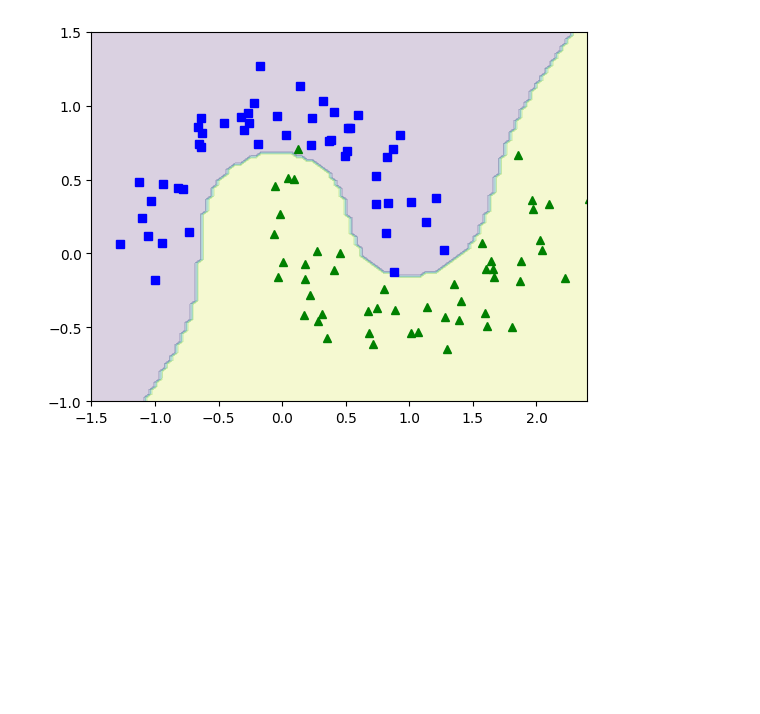
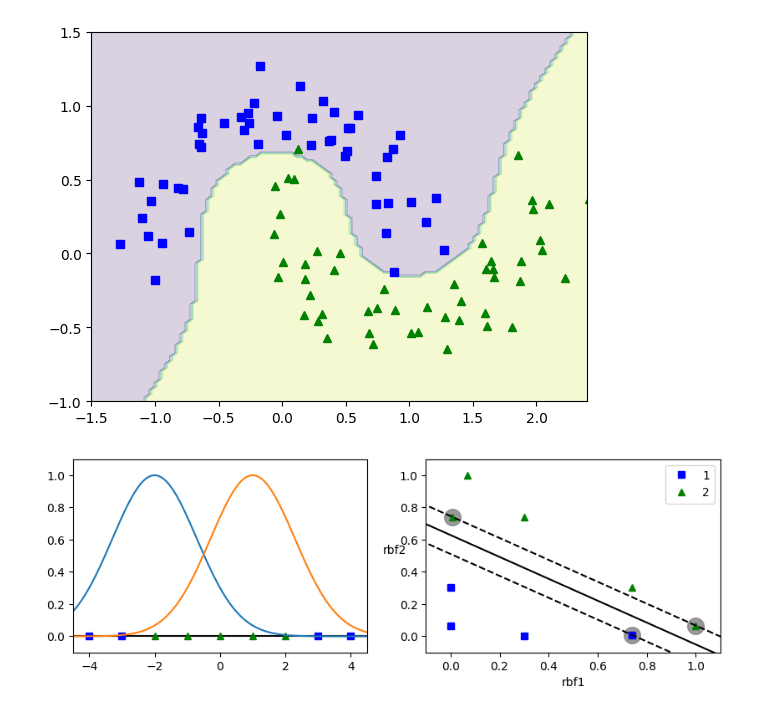
Before and after one commit to Zane-dev16/Support-Vector-Machines, a Jupyter notebook: notebooks/SVMs.ipynb, the cells around one changed output. Cells and saved outputs as stored; diff of their text form; code cells hidden in the pictures; blank space fills up the shorter version.

Commit message:
plot rbf concept

```diff
--- a/notebooks/SVMs.ipynb
+++ b/notebooks/SVMs.ipynb
@@ -151,20 +150,20 @@ plt_svc(svm_clf_soft)
 X_1D = np.linspace(-4, 4, 9)
 X_2D = np.c_[X_1D, X_1D**2]
 
-y = np.array([0, 0, 1, 1, 1, 1, 1, 0, 0])
+y_D = np.array([0, 0, 1, 1, 1, 1, 1, 0, 0])
 
 svm_clf = SVC(kernel="linear", C=10**9)
-svm_clf.fit(X_2D, y)
+svm_clf.fit(X_2D, y_D)
 
 plt.figure(figsize=(8, 3))
 plt.subplot(121)
-plt.plot(X_1D[y==0], np.zeros(4), "bs")
-plt.plot(X_1D[y==1], np.zeros(5), "g^")
+plt.plot(X_1D[y_D==0], np.zeros(4), "bs")
+plt.plot(X_1D[y_D==1], np.zeros(5), "g^")
 plt.axis([-4.5, 4.5, -0.2, 0.2])
 
 plt.subplot(122)
-plt.plot(X_2D[:, 0][y==0], X_2D[:, 1][y==0], "bs", label="1")
-plt.plot(X_2D[:, 0][y==1], X_2D[:, 1][y==1], "g^", label="2")
+plt.plot(X_2D[:, 0][y_D==0], X_2D[:, 1][y_D==0], "bs", label="1")
+plt.plot(X_2D[:, 0][y_D==1], X_2D[:, 1][y_D==1], "g^", label="2")
 plt_svc(svm_clf)
 plt.axis([-4.5, 4.5, -1, 17])
 
@@ -210,3 +209,34 @@ plot_predictions(polynomial_svc)
 plt.show()
 # %% [output]
 [figure]
+# %%
+from sklearn.metrics.pairwise import rbf_kernel
+
+xs = np.linspace(-4.5, 4.5, 200).reshape(-1, 1)
+rbf1 = rbf_kernel(xs, [[-2]], 0.3)
+rbf2 = rbf_kernel(xs, [[1]], 0.3)
+
+rbf_xs = np.linspace(-4, 4, 9).reshape(-1, 1)
+X_rbf = np.c_[rbf_kernel(rbf_xs, [[-2]], 0.3), rbf_kernel(rbf_xs, [[1]], 0.3)]
+svm_clf.fit(X_rbf, y_D)
+
+plt.figure(figsize=(10, 3))
+plt.subplot(121)
+plt.axhline(y=0, color='k')
+plt.plot(X_1D[y_D==0], np.zeros(4), "bs", label="rbf1")
+plt.plot(X_1D[y_D==1], np.zeros(5), "g^", label="rbf2")
+plt.plot(xs, rbf1)
+plt.plot(xs, rbf2)
+plt.axis([-4.5, 4.5, -0.1, 1.1])
+
+plt.subplot(122)
+plt.plot(X_rbf[:, 0][y_D==0], X_rbf[:, 1][y_D==0], "bs", label="1")
+plt.plot(X_rbf[:, 0][y_D==1], X_rbf[:, 1][y_D==1], "g^", label="2")
+plt_svc(svm_clf)
+plt.xlabel("rbf1")
+plt.ylabel("rbf2", rotation=0)
+plt.axis([-0.1, 1.1, -0.1, 1.1])
+plt.legend(loc="upper right")
+plt.show()
+# %% [output]
+[figure, added]
```
Also changed, not shown: parts of 1 cell of this notebook.
